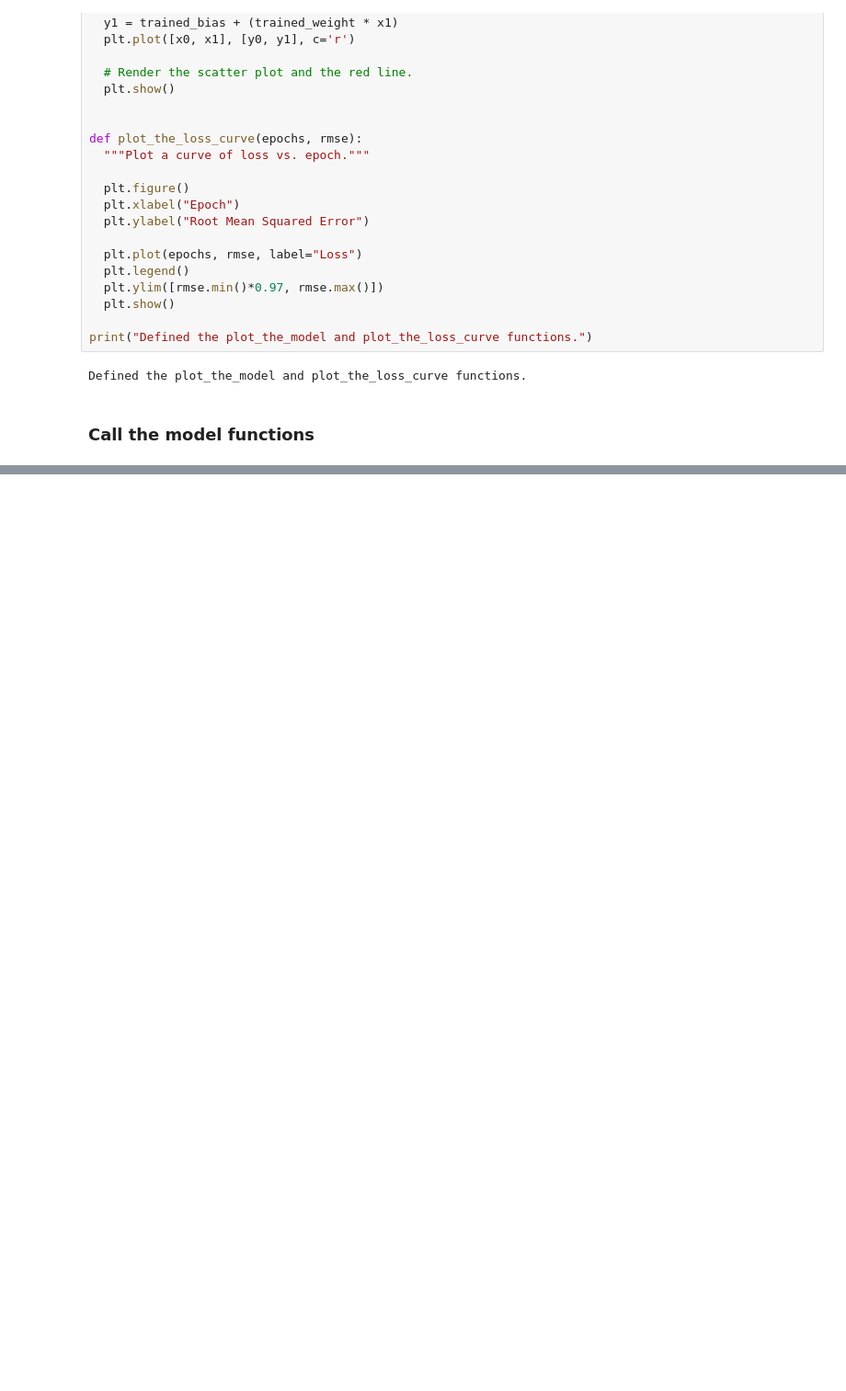
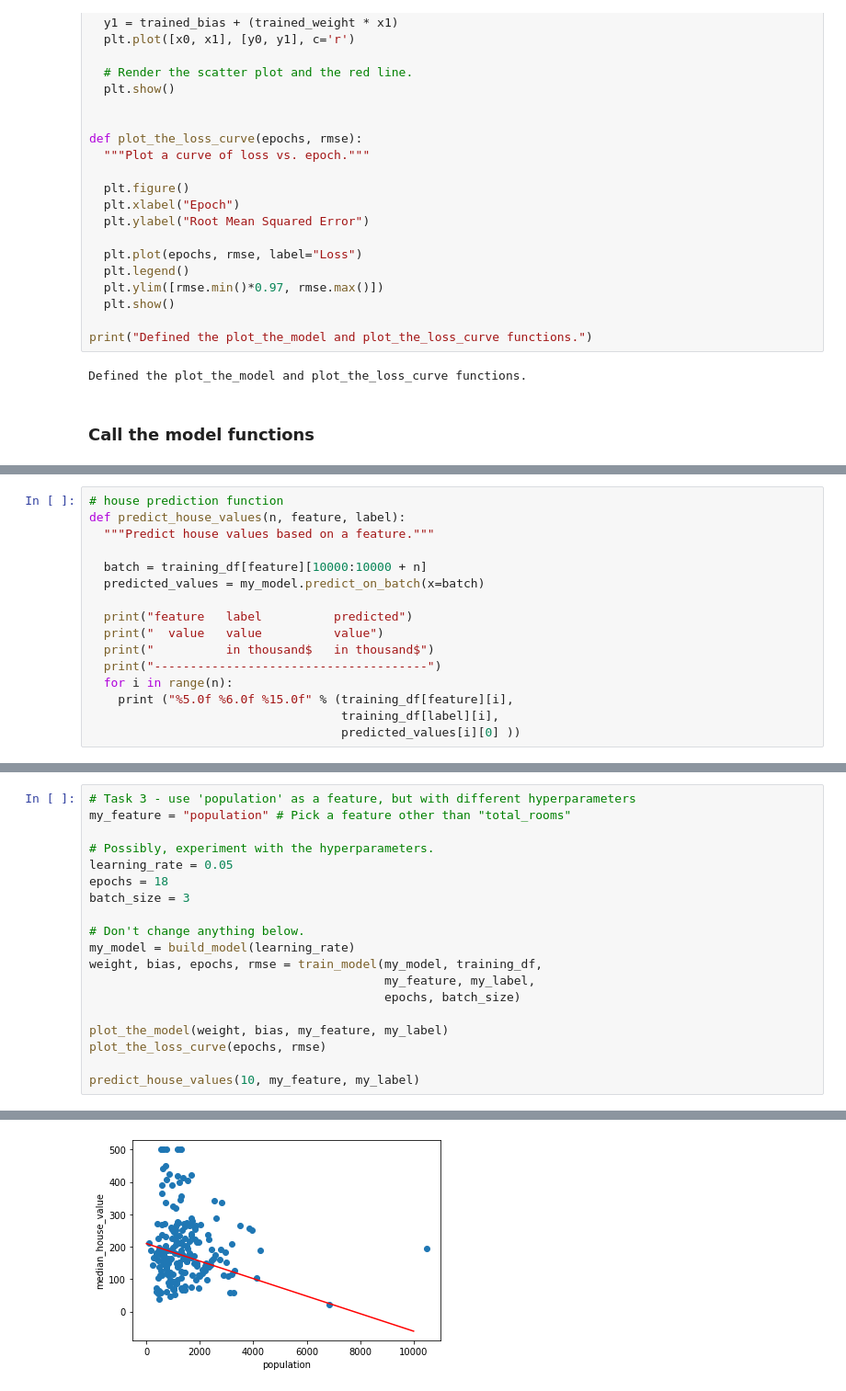
Before and after one commit to zacniewski/Help-in-starting-with-Tensorflow2.0, a Jupyter notebook: Part_4a_linear_regression_with_real_data.ipynb, the cells around one changed output, grey strips where cells are left out. Shown: that part at 92% size. Cells and saved outputs as stored; diff of their text form; blank space fills up the shorter version.

Commit message:
Check different features for the model

```diff
--- a/Part_4a_linear_regression_with_real_data.ipynb
+++ b/Part_4a_linear_regression_with_real_data.ipynb
@@ -213,0 +216,16 @@ The learned bias for your model is 132.3998
+# %%
+# house prediction function
+def predict_house_values(n, feature, label):
+  """Predict house values based on a feature."""
+
+  batch = training_df[feature][10000:10000 + n]
+  predicted_values = my_model.predict_on_batch(x=batch)
+
+  print("feature   label          predicted")
+  print("  value   value          value")
+  print("          in thousand$   in thousand$")
+  print("--------------------------------------")
+  for i in range(n):
+    print ("%5.0f %6.0f %15.0f" % (training_df[feature][i],
+                                   training_df[label][i],
+                                   predicted_values[i][0] ))
@@ -213,0 +263,20 @@ The learned bias for your model is 132.3998
+# %%
+# Task 3 - use 'population' as a feature, but with different hyperparameters
+my_feature = "population" # Pick a feature other than "total_rooms"
+
+# Possibly, experiment with the hyperparameters.
+learning_rate = 0.05
+epochs = 18
+batch_size = 3
+
+# Don't change anything below.
+my_model = build_model(learning_rate)
+weight, bias, epochs, rmse = train_model(my_model, training_df,
+                                         my_feature, my_label,
+                                         epochs, batch_size)
+
+plot_the_model(weight, bias, my_feature, my_label)
+plot_the_loss_curve(epochs, rmse)
+
+predict_house_values(10, my_feature, my_label)
+# %% [output]
@@ -213,0 +300 @@ The learned bias for your model is 132.3998
+[figure, added]
```
Also changed, not shown: parts of 17 cells of this notebook.
